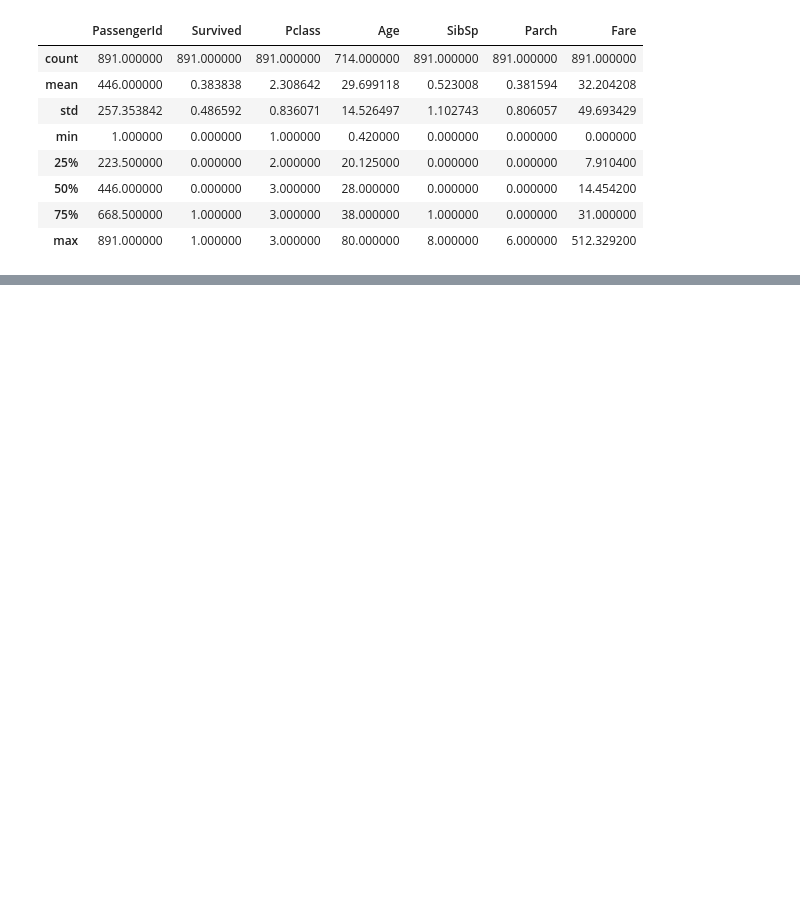
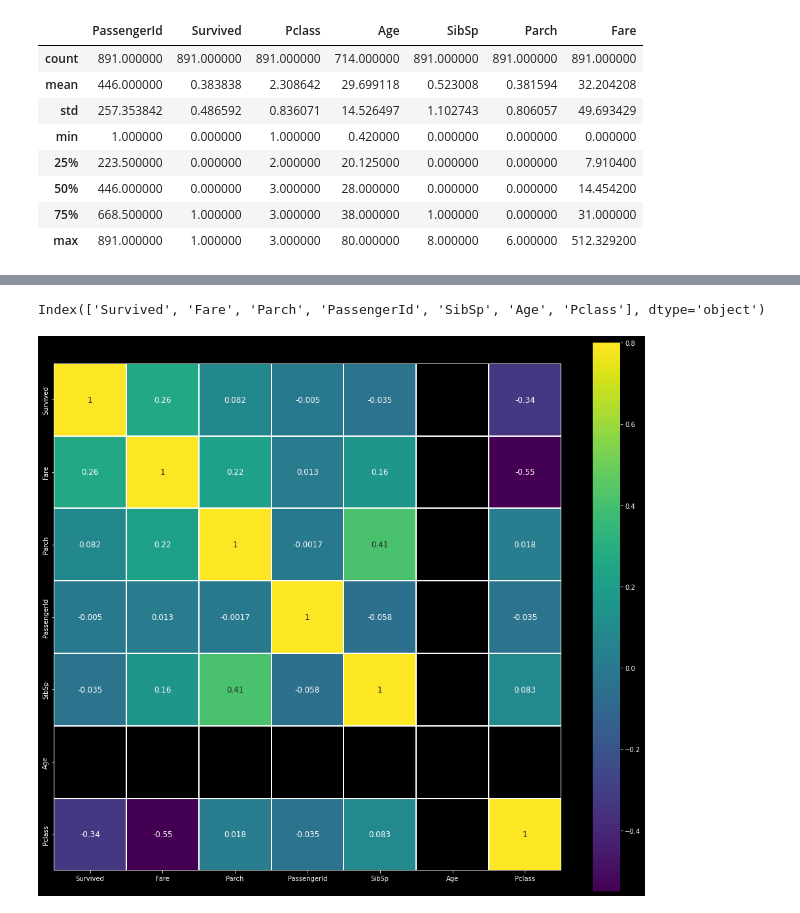
Before and after one commit to RMeissnerCC/99-ML-Learning-Projects, a Jupyter notebook: 001/exercise/titanic.ipynb, the cells around one changed output, grey strips where cells are left out. Drawn from its saved outputs; the diff is of its cells as text; code cells hidden in the pictures; blank space fills up the shorter version.

Commit message:
Adding plots for better understanding

```diff
--- a/001/exercise/titanic.ipynb
+++ b/001/exercise/titanic.ipynb
@@ -80,0 +83,3 @@ plt.hist(x, bins=10, color=["blue", "red"], fill=True, stacked=True)
+# %%
+correlation = test_data.corr()
+print(correlation['Survived'].sort_values(ascending = False),'\n')
@@ -80,0 +104,12 @@ plt.hist(x, bins=10, color=["blue", "red"], fill=True, stacked=True)
+# %%
+k= 10
+cols = correlation.nlargest(k,'Survived')['Survived'].index
+print(cols)
+cm = np.corrcoef(test_data[cols].values.T)
+f , ax = plt.subplots(figsize = (14,12))
+sns.heatmap(cm, vmax=.8, linewidths=0.01,square=True,annot=True,cmap='viridis',
+            linecolor="white",xticklabels = cols.values ,annot_kws = {'size':12},yticklabels = cols.values)
+plt.show()
+# %% [output]
+Index(['Survived', 'Fare', 'Parch', 'PassengerId', 'SibSp', 'Age', 'Pclass'], dtype='object')
+[figure, added]
```
Also changed, not shown: parts of 5 cells of this notebook, 2 other files.
